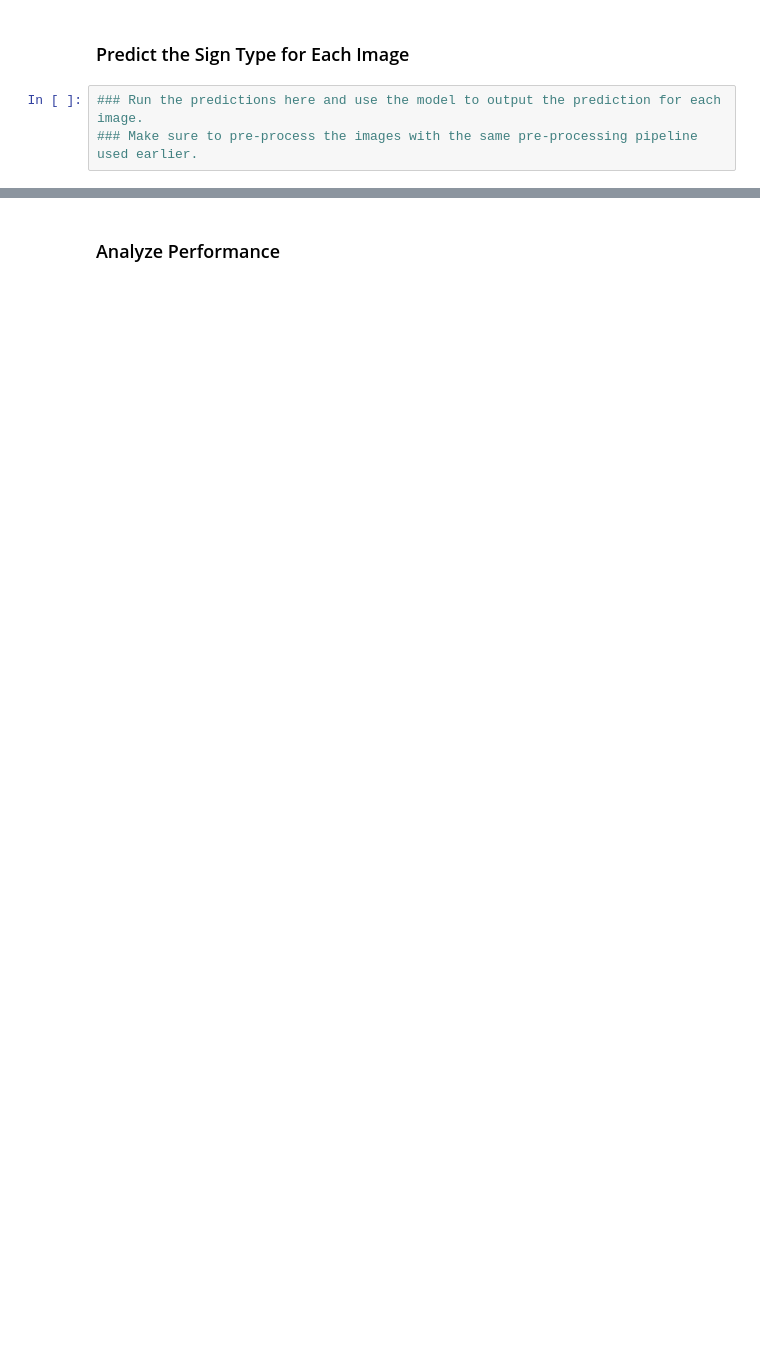
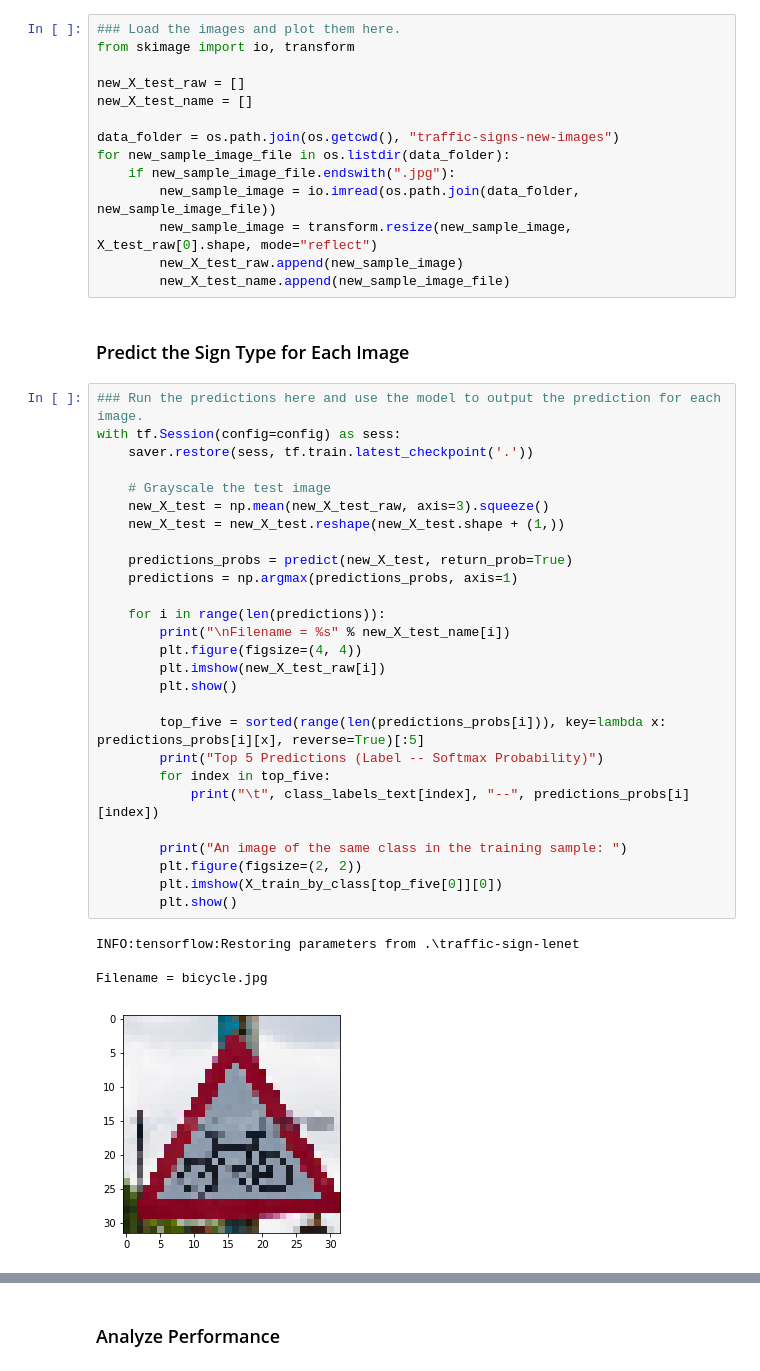
Before and after one commit to tuzzer/CarND-Traffic-Sign-Classifier-Project, a Jupyter notebook: Traffic_Sign_Classifier.ipynb, the cells around one changed output, grey strips where cells are left out. Drawn from its saved outputs; the diff is of its cells as text; blank space fills up the shorter version.

```diff
--- a/Traffic_Sign_Classifier.ipynb
+++ b/Traffic_Sign_Classifier.ipynb
@@ -421,5 +383,48 @@ for sample_id in random_image_ids:
+# %%
+### Load the images and plot them here.
+from skimage import io, transform
+
+new_X_test_raw = []
+new_X_test_name = []
+
+data_folder = os.path.join(os.getcwd(), "traffic-signs-new-images")
+for new_sample_image_file in os.listdir(data_folder):
+    if new_sample_image_file.endswith(".jpg"):
+        new_sample_image = io.imread(os.path.join(data_folder, new_sample_image_file))
+        new_sample_image = transform.resize(new_sample_image, X_test_raw[0].shape, mode="reflect")
+        new_X_test_raw.append(new_sample_image)
+        new_X_test_name.append(new_sample_image_file)
 # %% [markdown]
 ### Predict the Sign Type for Each Image
-# %%
-### Run the predictions here and use the model to output the prediction for each image.
-### Make sure to pre-process the images with the same pre-processing pipeline used earlier.
+# %%
+### Run the predictions here and use the model to output the prediction for each image.
+with tf.Session(config=config) as sess:
+    saver.restore(sess, tf.train.latest_checkpoint('.'))
+
+    # Grayscale the test image
+    new_X_test = np.mean(new_X_test_raw, axis=3).squeeze()
+    new_X_test = new_X_test.reshape(new_X_test.shape + (1,))
+
+    predictions_probs = predict(new_X_test, return_prob=True)
+    predictions = np.argmax(predictions_probs, axis=1)
+
+    for i in range(len(predictions)):
+        print("\nFilename = %s" % new_X_test_name[i])
+        plt.figure(figsize=(4, 4))
+        plt.imshow(new_X_test_raw[i])
+        plt.show()
+
+        top_five = sorted(range(len(predictions_probs[i])), key=lambda x: predictions_probs[i][x], reverse=True)[:5]
+        print("Top 5 Predictions (Label -- Softmax Probability)")
+        for index in top_five:
+            print("\t", class_labels_text[index], "--", predictions_probs[i][index])
+
+        print("An image of the same class in the training sample: ")
+        plt.figure(figsize=(2, 2))
+        plt.imshow(X_train_by_class[top_five[0]][0])
+        plt.show()
+# %% [output]
+INFO:tensorflow:Restoring parameters from .\traffic-sign-lenet
+
+Filename = bicycle.jpg
+[figure, added]
```
Also changed, not shown: parts of 37 cells of this notebook, 7 other files.
